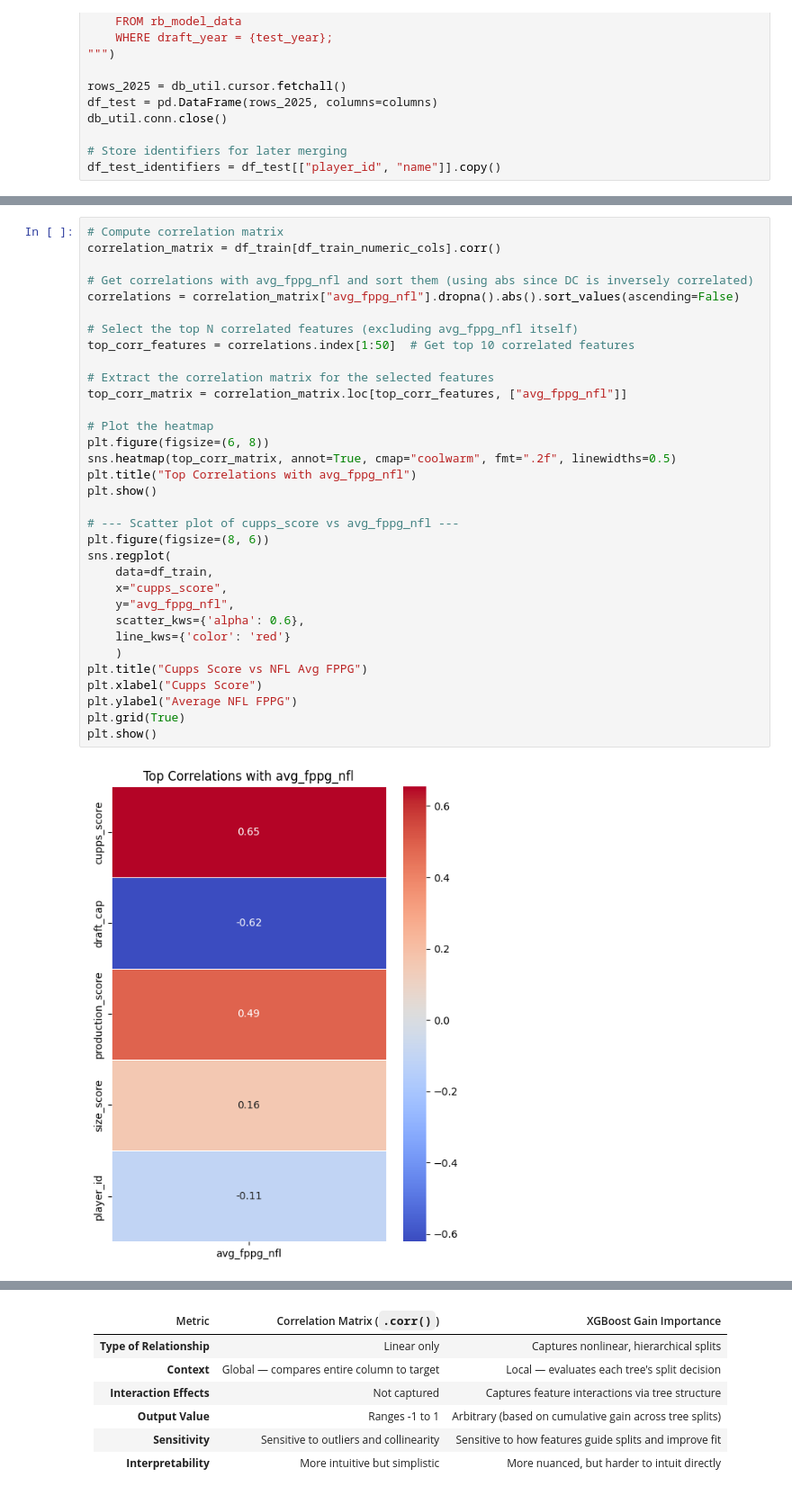
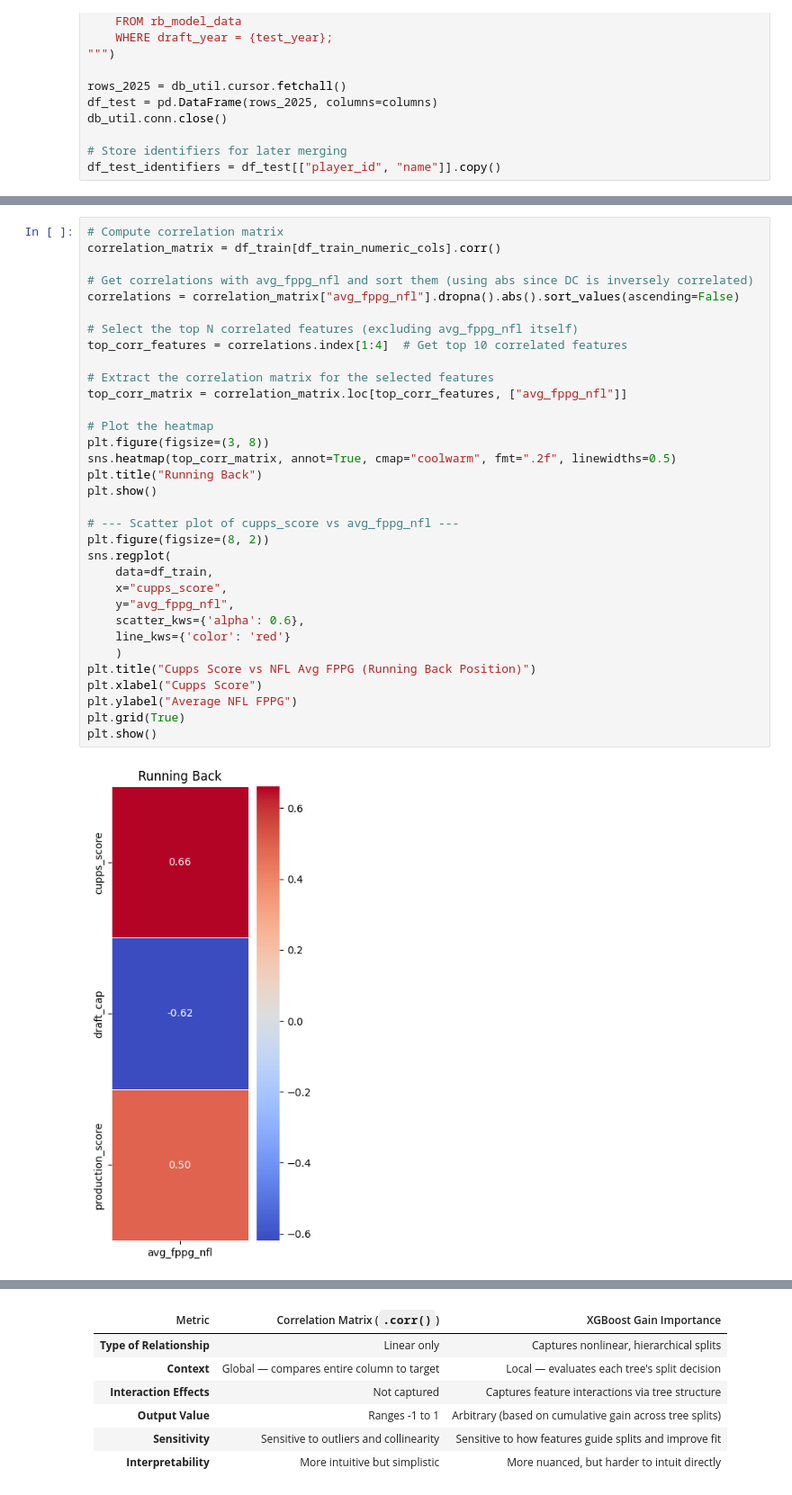
Before and after one commit to alexcupps/cupps-analytics, a Jupyter notebook: src/main/models/xgboost_rb.ipynb, the cells around one changed output, grey strips where cells are left out. Shown at 90% size. Cells and saved outputs as stored; diff of their text form.

Commit message:
Updates to models for each position

```diff
--- a/src/main/models/xgboost_rb.ipynb
+++ b/src/main/models/xgboost_rb.ipynb
@@ -80,35 +80,35 @@ avg_fppg_nfl: 54 missing | Avg (ignoring nulls): 8.16
 # %%
 # Compute correlation matrix
 correlation_matrix = df_train[df_train_numeric_cols].corr()
 
 # Get correlations with avg_fppg_nfl and sort them (using abs since DC is inversely correlated)
 correlations = correlation_matrix["avg_fppg_nfl"].dropna().abs().sort_values(ascending=False)
 
 # Select the top N correlated features (excluding avg_fppg_nfl itself)
-top_corr_features = correlations.index[1:50]  # Get top 10 correlated features
+top_corr_features = correlations.index[1:4]  # Get top 10 correlated features
 
 # Extract the correlation matrix for the selected features
 top_corr_matrix = correlation_matrix.loc[top_corr_features, ["avg_fppg_nfl"]]
 
 # Plot the heatmap
-plt.figure(figsize=(6, 8))
+plt.figure(figsize=(3, 8))
 sns.heatmap(top_corr_matrix, annot=True, cmap="coolwarm", fmt=".2f", linewidths=0.5)
-plt.title("Top Correlations with avg_fppg_nfl")
+plt.title("Running Back")
 plt.show()
 
 # --- Scatter plot of cupps_score vs avg_fppg_nfl ---
-plt.figure(figsize=(8, 6))
+plt.figure(figsize=(8, 2))
 sns.regplot(
     data=df_train,
     x="cupps_score",
     y="avg_fppg_nfl",
     scatter_kws={'alpha': 0.6},
     line_kws={'color': 'red'}
     )
-plt.title("Cupps Score vs NFL Avg FPPG")
+plt.title("Cupps Score vs NFL Avg FPPG (Running Back Position)")
 plt.xlabel("Cupps Score")
 plt.ylabel("Average NFL FPPG")
 plt.grid(True)
 plt.show()
 # %% [output]
-[figure, old version]
+[figure, new version]
```
Also changed, not shown: parts of 5 cells of this notebook, 2 other files.
